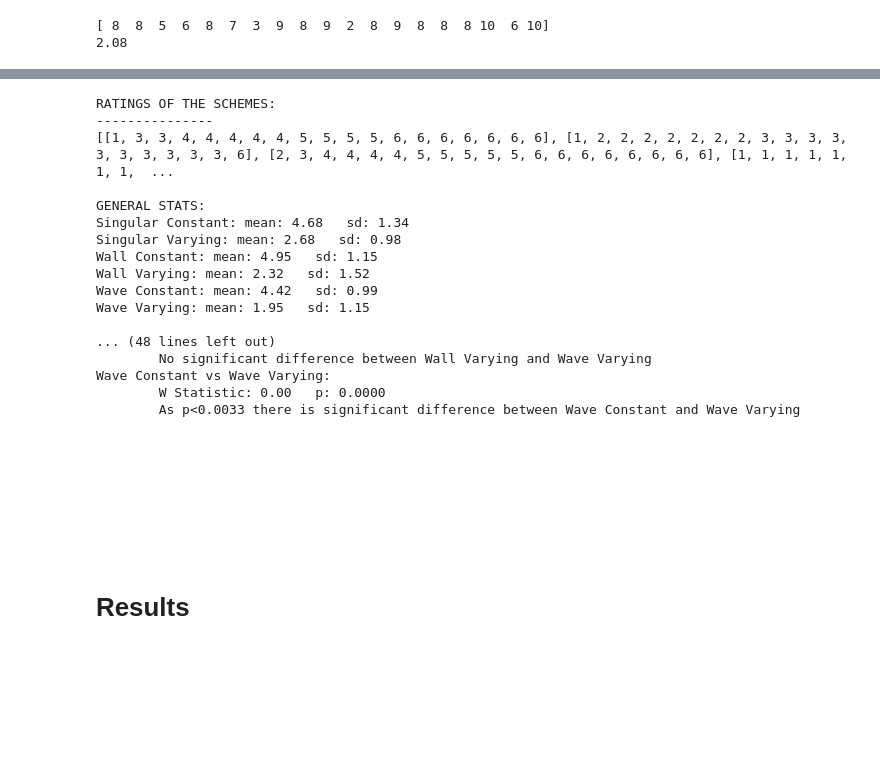
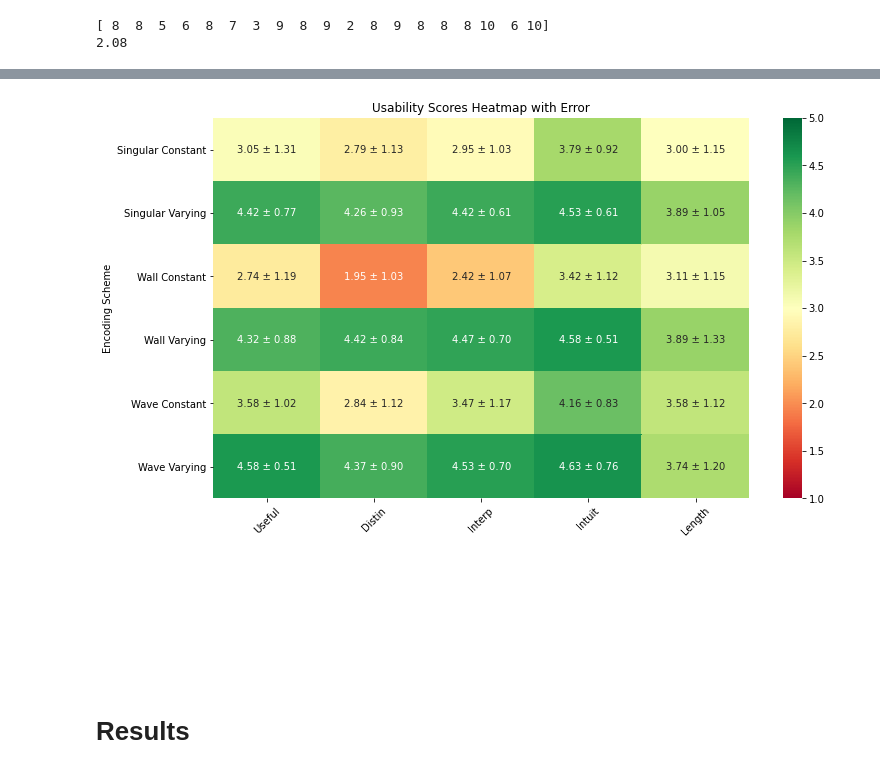
Before and after one commit to LewisTrundle/tactihelm-l5project, a Jupyter notebook: data/lab-study/Lab_Study_Analysis.ipynb, the cells around one changed output, grey strips where cells are left out. Saved outputs shown, nothing was run; the diff lists cells and outputs as text; code cells hidden in the pictures; blank space fills up the shorter version.

```diff
--- a/data/lab-study/Lab_Study_Analysis.ipynb
+++ b/data/lab-study/Lab_Study_Analysis.ipynb
@@ -418,10 +539,40 @@ The Chi-Square statistic measures the extent of the differences among the ranks
+# %%
+# Error (Standard Deviation) for heatmap data
+error = {
+    "Useful": [1.31, 0.77, 1.19, 0.88, 1.02, 0.51],
+    "Distin": [1.13, 0.93, 1.03, 0.84, 1.12, 0.90],
+    "Interp": [1.03, 0.61, 1.07, 0.70, 1.17, 0.70],
+    "Intuit": [0.92, 0.61, 1.12, 0.51, 0.83, 0.76],
+    "Length": [1.15, 1.05, 1.15, 1.33, 1.12, 1.20]
+}
+
+# Convert error to a DataFrame for easy manipulation
+df_error = pd.DataFrame(error, index=index)
+
+# Combine the score and error into a single string for each cell
+df_annot = df.applymap(lambda x: f"{x:.2f}") + " ± " + df_error.applymap(lambda x: f"{x:.2f}")
+
+# Create the heatmap with annotations including error
+plt.figure(figsize=(12, 7))
+sns.heatmap(df, annot=df_annot, fmt="", cmap="RdYlGn", vmin=1, vmax=5, cbar=True)
+plt.title("Usability Scores Heatmap with Error")
+plt.ylabel("Encoding Scheme")
+plt.xticks(rotation=45)  # Rotate x-axis labels for better readability
+
+# Display the heatmap
+plt.show()
+# %% [output]
+[figure, added]
 # %%
 import scipy.stats as stats
 import itertools
+import pingouin as pg
+
 
 schemes = ['Singular Constant', 'Singular Varying', 'Wall Constant', 'Wall Varying', 'Wave Constant', 'Wave Varying']
 tactors = ['Rear', 'Mid', 'Front']
 alpha = 0.05
+
 
 
 def calc_stats(data, values, title, calc_score=True):
@@ -431,7 +582,7 @@ def calc_stats(data, values, title, calc_score=True):
         scores = get_scores(data)
         print(scores)
     else:
-        scores = data
+        scores = [[7 - item for item in sublist] for sublist in data]
 
     # Calculate mean and SD
     means = np.mean(scores, axis=1)
@@ -447,60 +598,30 @@ def calc_stats(data, values, title, calc_score=True):
     print(f"Chi_Square: {chi_square:.2f}   p: {p}")
     if p > alpha:
         return
-    print(f"""As p<{alpha}, the {title} is significantly different (i.e. at least one of their ratings significantly differ from the others. To know the difference between individual conditions we now apply Wilcoxon tests on each pair of conditions\n""")
+    #print(f"""As p<{alpha}, the {title} is significantly different (i.e. at least one of their ratings significantly differ from the others. To know the difference between individual conditions we now apply Wilcoxon tests on each pair of conditions\n""")
 
     # Wilcoxen tests
     print("WILCOXEN SIGNED-RANK TESTS:")
     pairs = list(itertools.combinations(scores, 2))
     conditions = list(itertools.combinations(values, 2))
-    corrected_alpha = alpha/len(pairs)
-    print(f"Bonferroni corrected alpha={corrected_alpha:.4f}")
+    corrected_alpha = 0.17
     for condition, p in zip(conditions, pairs):
         w_stat, p = stats.wilcoxon(p[0], p[1], alternative='two-sided')
-        print(f"{condition[0]} vs {condition[1]}:\n\tW Statistic: {w_stat:.2f}   p: {p:.4f}")
+        print(f"{condition[0]} vs {condition[1]}:\n\tW Statistic: {w_stat}   p: {p}   (Significant: {p <= corrected_alpha})")
         if p > corrected_alpha:
-            print(f"\tNo significant difference between {condition[0]} and {condition[1]}")
+            #print(f"\tNo significant difference between {condition[0]} and {condition[1]}")
             continue
-        print(f"""\tAs p<{corrected_alpha:.4f} there is significant difference between {condition[0]} and {condition[1]}""")
-
-
-
-rating_scores = []
-for ranks in scheme_ratings.values():
-    score = 1
-    l = []
-    for r in ranks:
-        x = [score] * r
-        l += x
-        score +=1
-    rating_scores.append(l)
+        #print(f"""\tAs p<{corrected_alpha:.4f} there is significant difference between {condition[0]} and {condition[1]}""")
 
 
 calc_stats(rating_scores, schemes, "ratings of the schemes", calc_score=False)
 #calc_stats(perception_scores, tactors, "perception of the tactors")
+#calc_stats2(perception_scores, tactors, "perception of the tactors")
 #calc_stats(useful_scores, schemes, "usefulness of the schemes")
 #calc_stats(distinguish_scores, schemes, "distinguishability of the schemes")
 #calc_stats(interpret_scores, schemes, "interpretability of the schemes")
 #calc_stats(intuitive_scores, schemes, "intuitiveness of the schemes")
 #calc_stats(length_scores, schemes, "length of the schemes")
-# %% [output]
-RATINGS OF THE SCHEMES:
----------------
-[[1, 3, 3, 4, 4, 4, 4, 4, 5, 5, 5, 5, 6, 6, 6, 6, 6, 6, 6], [1, 2, 2, 2, 2, 2, 2, 2, 3, 3, 3, 3, 3, 3, 3, 3, 3, 3, 6], [2, 3, 4, 4, 4, 4, 5, 5, 5, 5, 5, 6, 6, 6, 6, 6, 6, 6, 6], [1, 1, 1, 1, 1, 1, 1,  ...
-
-GENERAL STATS:
-Singular Constant: mean: 4.68   sd: 1.34
-Singular Varying: mean: 2.68   sd: 0.98
-Wall Constant: mean: 4.95   sd: 1.15
-Wall Varying: mean: 2.32   sd: 1.52
-Wave Constant: mean: 4.42   sd: 0.99
-Wave Varying: mean: 1.95   sd: 1.15
-
-... (48 lines left out)
-        No significant difference between Wall Varying and Wave Varying
-Wave Constant vs Wave Varying:
-        W Statistic: 0.00   p: 0.0000
-        As p<0.0033 there is significant difference between Wave Constant and Wave Varying
 # %% [markdown]
 
 <br><br>
```
Also changed, not shown: parts of 41 cells of this notebook, 16 other files.
